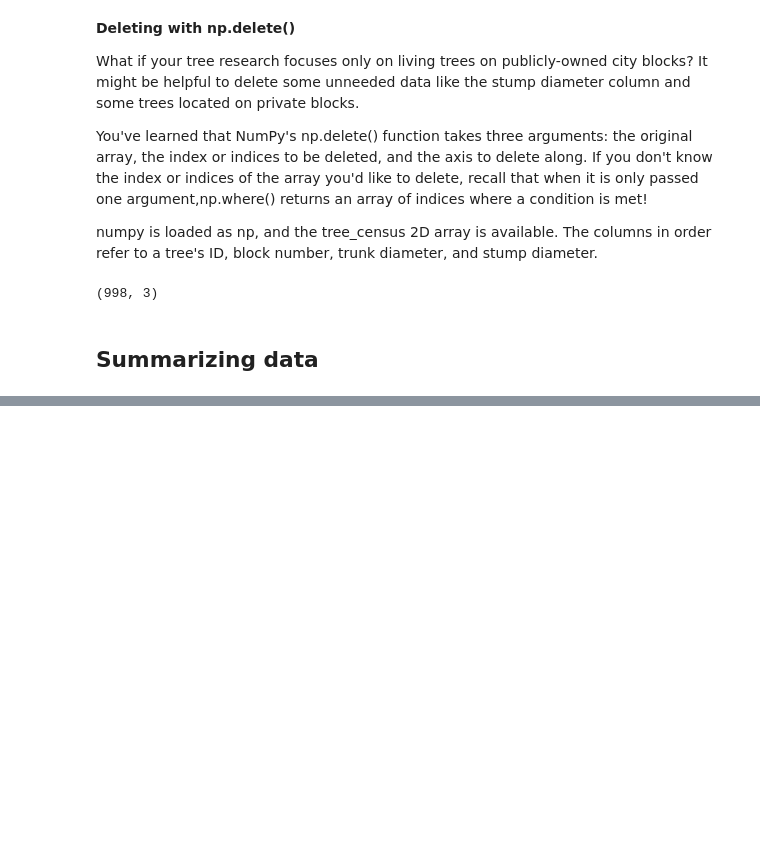
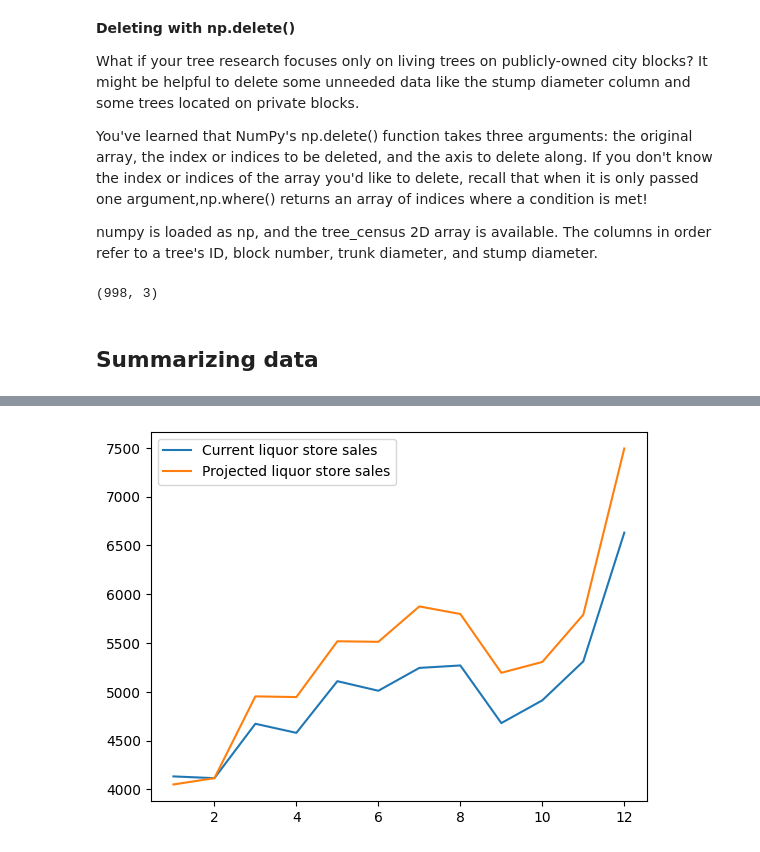
Before and after one commit to FarellFahrozi/data-camp, a Jupyter notebook: data_camp_courses/introduction_to_numpy.ipynb, the cells around one changed output, grey strips where cells are left out. Drawn from its saved outputs; the diff is of its cells as text; code cells hidden in the pictures; blank space fills up the shorter version.

```diff
--- a/data_camp_courses/introduction_to_numpy.ipynb
+++ b/data_camp_courses/introduction_to_numpy.ipynb
@@ -793,0 +987,6 @@ print(tree_census_clean.shape)
+# %%
+monthly_industry_multipliers = np.load('/home/cyberx/data_camp_courses/datasets/monthly_industry_multipliers.npy')
+# %%
+# Create an array of monthly projected sales for all industries
+projected_monthly_sales = monthly_sales * monthly_industry_multipliers
+print(projected_monthly_sales)
@@ -793,0 +1006,9 @@ print(tree_census_clean.shape)
+# %%
+# Graph current liquor store sales and projected liquor store sales by month
+plt.plot(np.arange(1,13), monthly_sales[:, 0], label="Current liquor store sales")
+plt.plot(np.arange(1,13), projected_monthly_sales[:, 0], label="Projected liquor store sales")
+
+plt.legend()
+plt.show()
+# %% [output]
+[figure, added]
```
Also changed, not shown: parts of 21 cells of this notebook.
